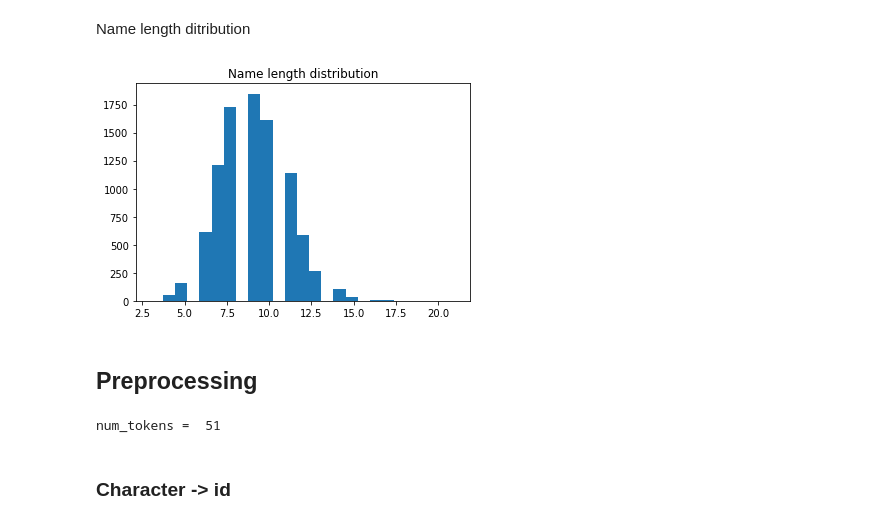
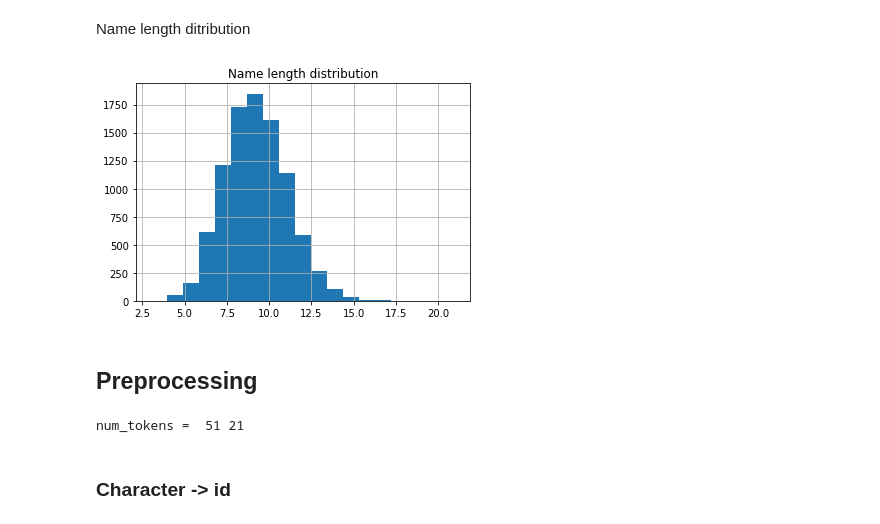
Before and after one commit to VirtualRoyalty/TextGenESN, a Jupyter notebook: TextGenESN.ipynb, the cells around one changed output. Saved outputs shown, nothing was run; the diff lists cells and outputs as text; code cells hidden in the pictures.

```diff
--- a/TextGenESN.ipynb
+++ b/TextGenESN.ipynb
@@ -31,9 +24,11 @@ names[:10]
 Name length ditribution
 # %%
 plt.title('Name length distribution')
-plt.hist(list(map(len, names)), bins=25);
+plt.hist(list(map(len, names)), bins=19)
+plt.grid()
+pass
 # %% [output]
-[figure, old version]
+[figure, new version]
 # %% [markdown]
 ## Preprocessing
 # %%
@@ -41,9 +36,9 @@ plt.hist(list(map(len, names)), bins=25);
 tokens     = list(set(''.join(names)))
 num_tokens = len(tokens)
 MAX_LENGTH = max(map(len, names))
-print ('num_tokens = ', num_tokens)
+print ('num_tokens = ', num_tokens, MAX_LENGTH)
 # %% [output]
-num_tokens =  51
+num_tokens =  51 21
 # %% [markdown]
 ### Character -> id
 # %%
```
Also changed, not shown: parts of 31 cells of this notebook, 5 other files.
